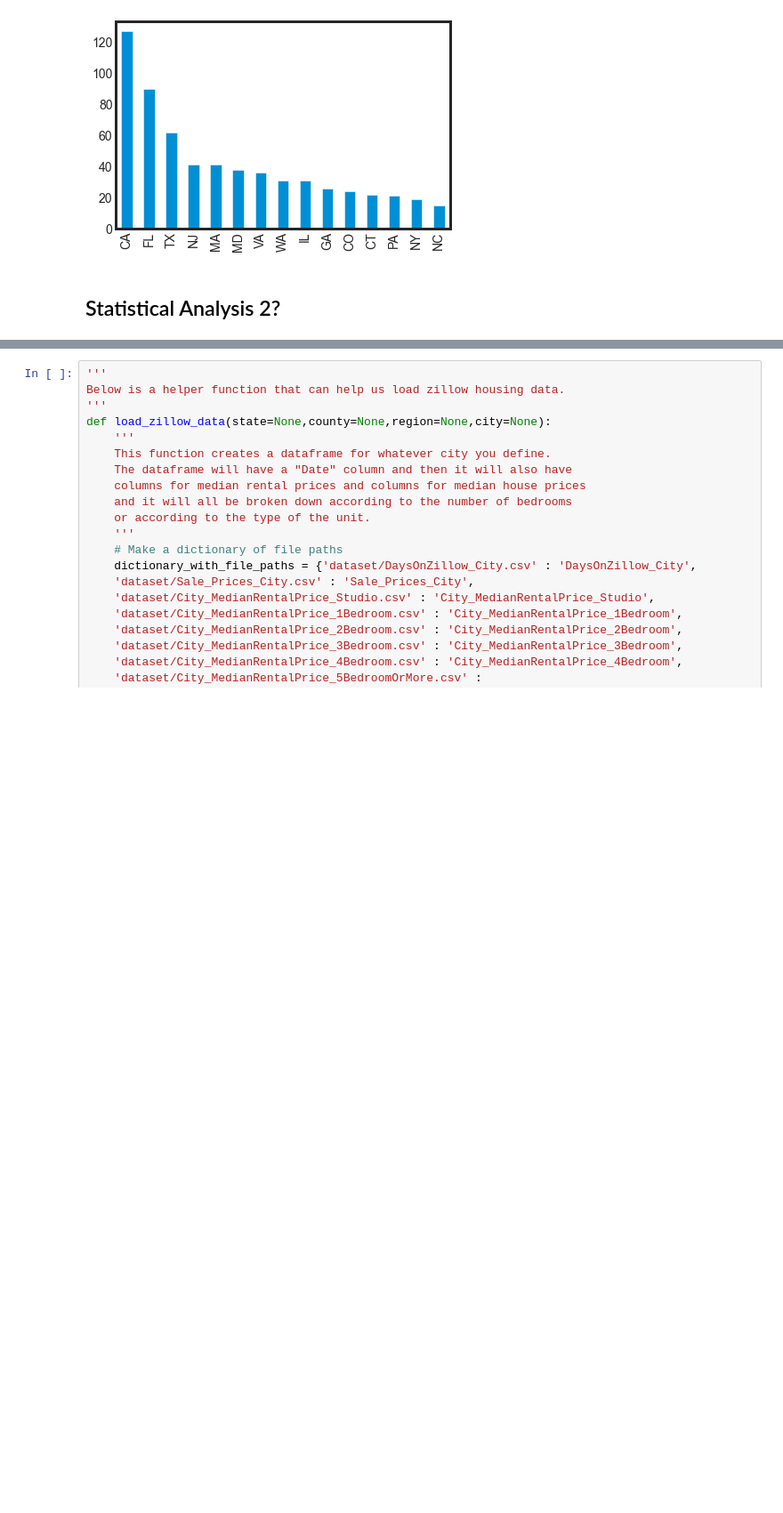
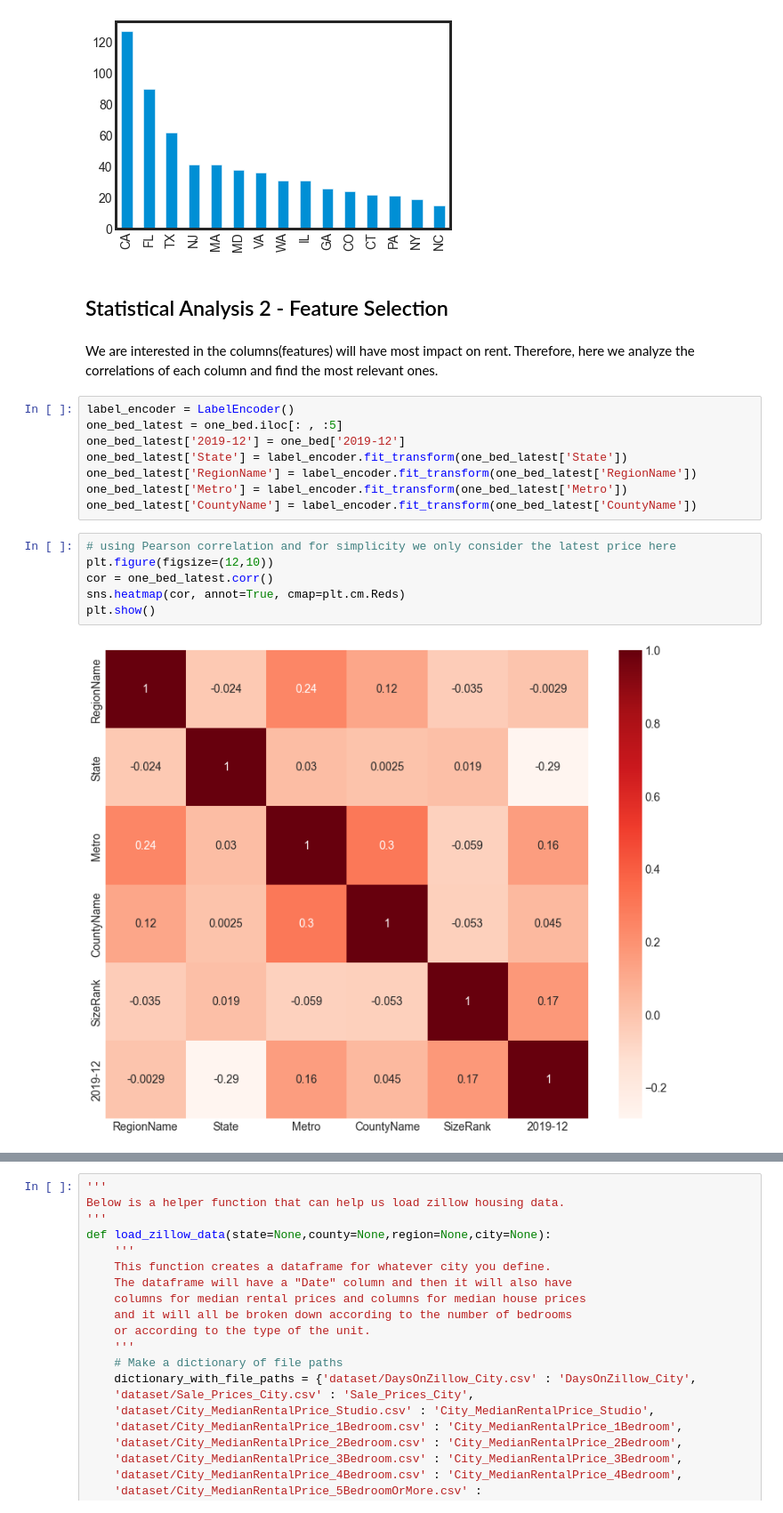
Before and after one commit to edtsoi430/05839-final-project, a Jupyter notebook: eda.ipynb, the cells around one changed output, grey strips where cells are left out. Shown at 89% size. Drawn from its saved outputs; the diff is of its cells as text; blank space fills up the shorter version.

Commit message:
statistical analysis

```diff
--- a/eda.ipynb
+++ b/eda.ipynb
@@ -129,4 +131,22 @@ one_bed['State'].value_counts().head(15).plot.bar()
 <AxesSubplot:>
 [figure]
 # %% [markdown]
-## Statistical Analysis 2?
+## Statistical Analysis 2 - Feature Selection
+# %% [markdown]
+We are interested in the columns(features) will have most impact on rent. Therefore, here we analyze the correlations of each column and find the most relevant ones.
+# %%
+label_encoder = LabelEncoder()
+one_bed_latest = one_bed.iloc[: , :5]
+one_bed_latest['2019-12'] = one_bed['2019-12']
+one_bed_latest['State'] = label_encoder.fit_transform(one_bed_latest['State'])
+one_bed_latest['RegionName'] = label_encoder.fit_transform(one_bed_latest['RegionName'])
+one_bed_latest['Metro'] = label_encoder.fit_transform(one_bed_latest['Metro'])
+one_bed_latest['CountyName'] = label_encoder.fit_transform(one_bed_latest['CountyName'])
+# %%
+# using Pearson correlation and for simplicity we only consider the latest price here
+plt.figure(figsize=(12,10))
+cor = one_bed_latest.corr()
+sns.heatmap(cor, annot=True, cmap=plt.cm.Reds)
+plt.show()
+# %% [output]
+[figure, added]
```
Also changed, not shown: parts of 6 cells of this notebook.
